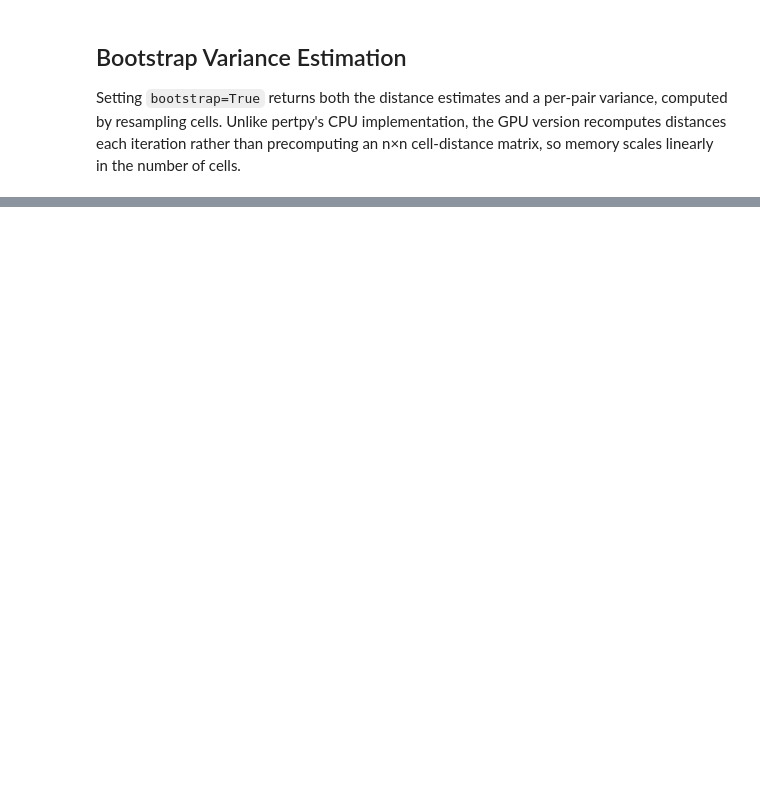
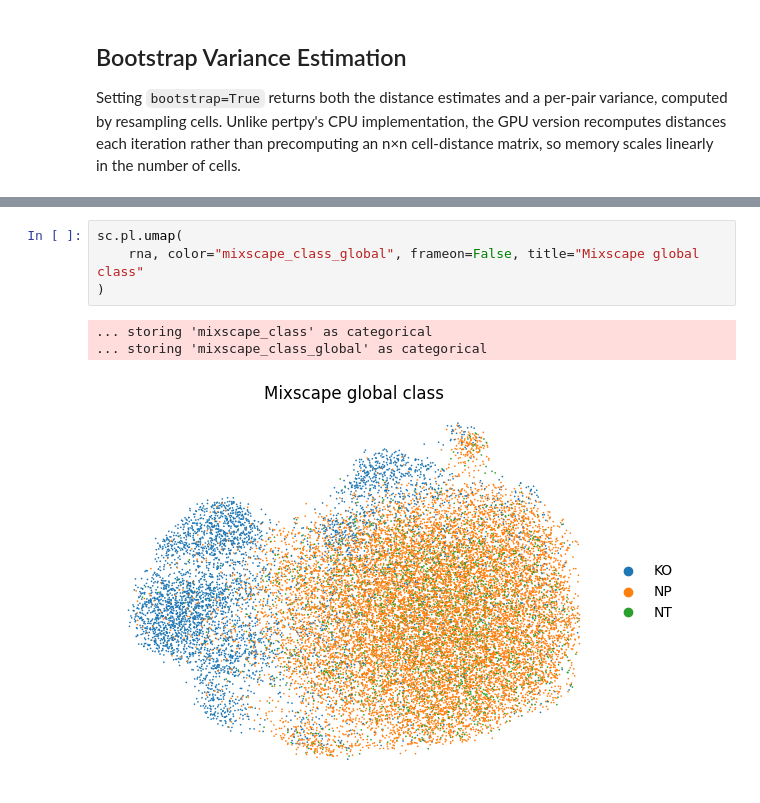
Before and after one commit to scverse/rapids_singlecell-notebooks, a Jupyter notebook: 05_pertpy.ipynb, the cells around one changed output, grey strips where cells are left out. Drawn from its saved outputs; the diff is of its cells as text; blank space fills up the shorter version.

```diff
--- a/05_pertpy.ipynb
+++ b/05_pertpy.ipynb
@@ -115,0 +232,8 @@ Wall time: 233 ms
+# %%
+sc.pl.umap(
+    rna, color="mixscape_class_global", frameon=False, title="Mixscape global class"
+)
+# %% [output]
+... storing 'mixscape_class' as categorical
+... storing 'mixscape_class_global' as categorical
+[figure, added]
```
Also changed, not shown: parts of 25 cells of this notebook.
